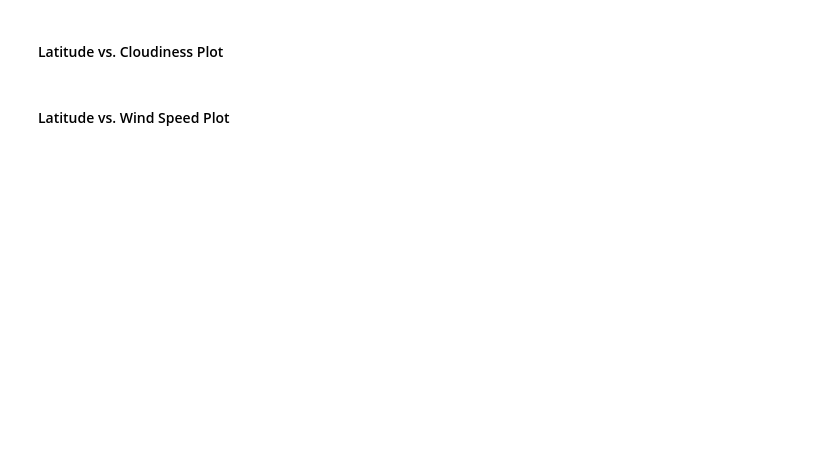
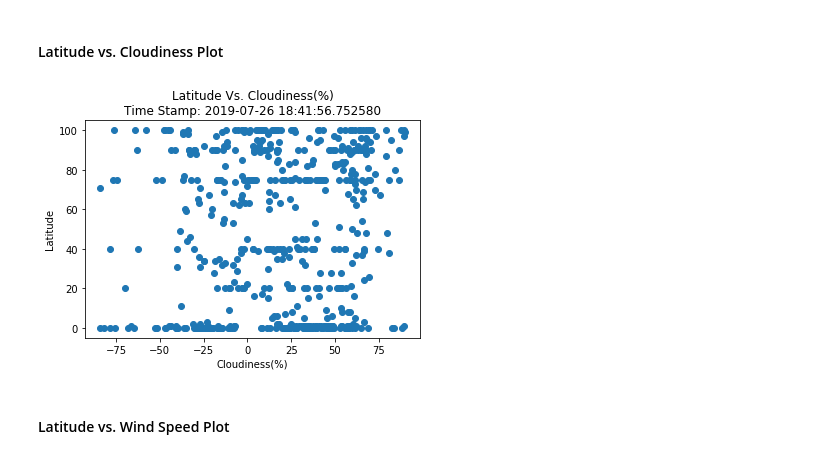
Before and after one commit to WossenAb/WeatherPy, a Jupyter notebook: WeatherPy.ipynb, the cells around one changed output. Saved outputs shown, nothing was run; the diff lists cells and outputs as text; code cells hidden in the pictures; blank space fills up the shorter version.

```diff
--- a/WeatherPy.ipynb
+++ b/WeatherPy.ipynb
@@ -75,4 +266,16 @@ NameError: name 'citipy' is not defined
 # %% [markdown]
 #### Latitude vs. Cloudiness Plot
+# %%
+#Latitude Vs. Cloudiness Plot
+y = Complete_WeatherDF.Cloudiness
+x = Complete_WeatherDF.Lat
+plt.scatter(x,y,marker = 'o')
+plt.title(f"Latitude Vs. Cloudiness(%)\nTime Stamp: {ts}")
+plt.ylabel('Latitude')
+plt.xlabel('Cloudiness(%)')
+plt.savefig('WeatherPy_Cloudiness.vs.Lat.png')
+plt.show()
+# %% [output]
+[figure, added]
 # %% [markdown]
 #### Latitude vs. Wind Speed Plot
```
Also changed, not shown: parts of 13 cells of this notebook.
